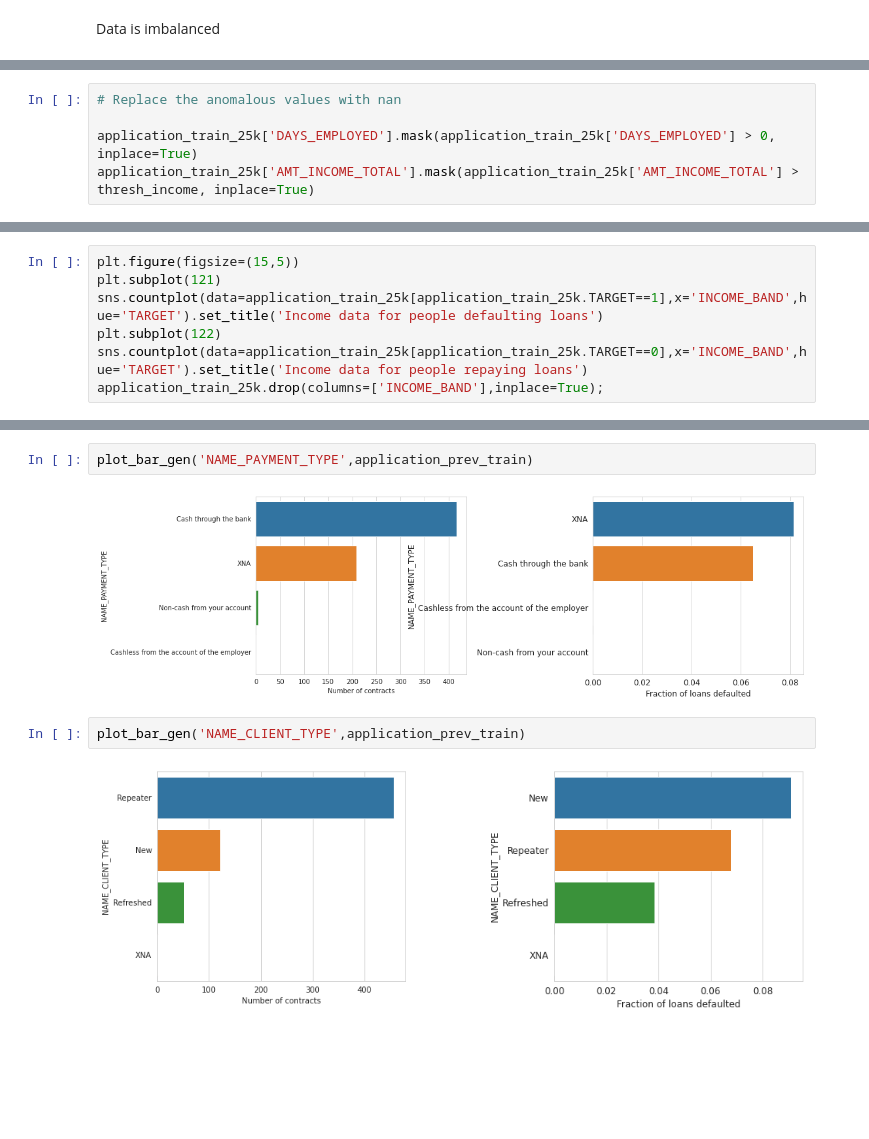
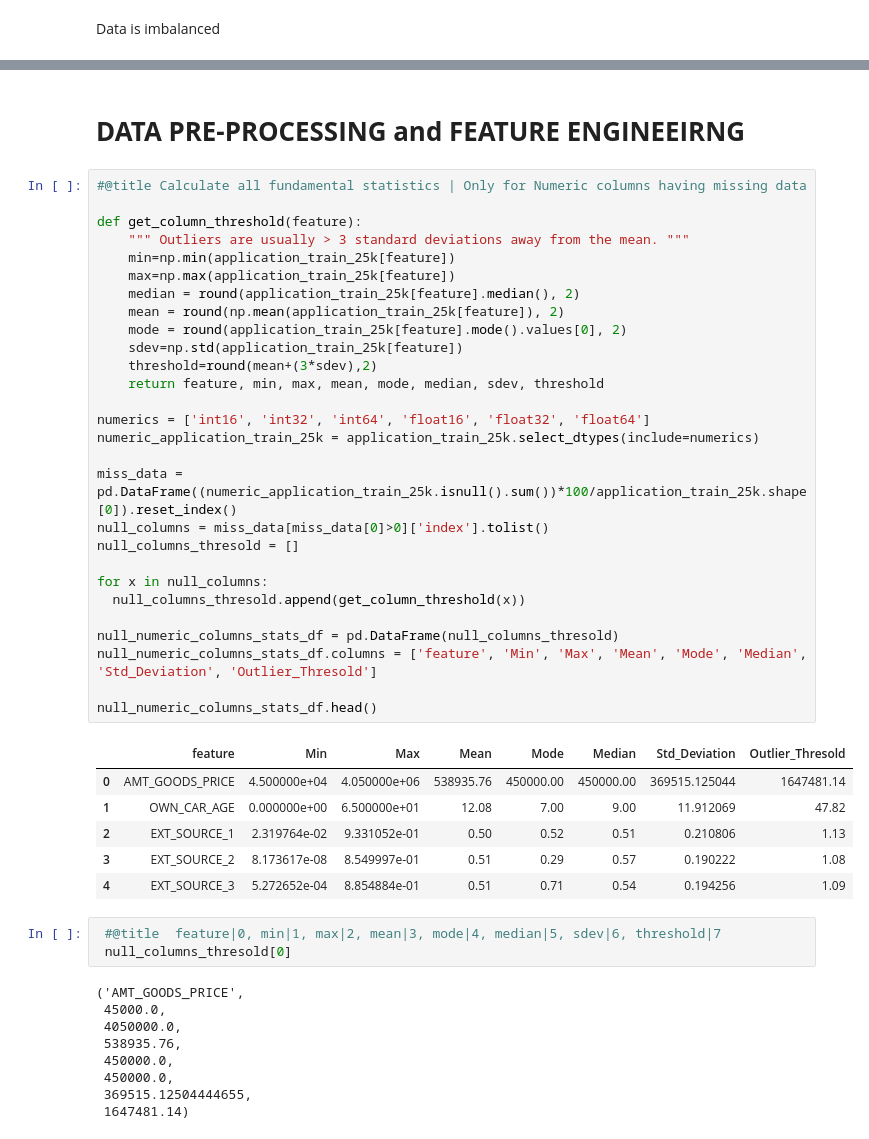
Before and after one commit to yadneshkhairnar194/Home-Credit-Default-Risk, a Jupyter notebook: Home_Credit_Default_Risk.ipynb, the cells around one changed output, grey strips where cells are left out. Drawn from its saved outputs; the diff is of its cells as text; blank space fills up the shorter version.

Commit message:
Added Data pre-processing and feature engineering

```diff
--- a/Home_Credit_Default_Risk.ipynb
+++ b/Home_Credit_Default_Risk.ipynb
@@ -440,5 +140,0 @@ There are 4467 anomalous days of employment
-# %%
-# Replace the anomalous values with nan
-
-application_train_25k['DAYS_EMPLOYED'].mask(application_train_25k['DAYS_EMPLOYED'] > 0, inplace=True)
-application_train_25k['AMT_INCOME_TOTAL'].mask(application_train_25k['AMT_INCOME_TOTAL'] > thresh_income, inplace=True)
@@ -513,7 +140,0 @@ create_income_band(application_train_25k);
-# %%
-plt.figure(figsize=(15,5))
-plt.subplot(121)
-sns.countplot(data=application_train_25k[application_train_25k.TARGET==1],x='INCOME_BAND',hue='TARGET').set_title('Income data for people defaulting loans')
-plt.subplot(122)
-sns.countplot(data=application_train_25k[application_train_25k.TARGET==0],x='INCOME_BAND',hue='TARGET').set_title('Income data for people repaying loans')
-application_train_25k.drop(columns=['INCOME_BAND'],inplace=True);
@@ -560,8 +141,49 @@ plot_bar_gen('NAME_CONTRACT_STATUS',application_prev_train)
-# %%
-plot_bar_gen('NAME_PAYMENT_TYPE',application_prev_train)
-# %% [output]
-[figure, removed]
-# %%
-plot_bar_gen('NAME_CLIENT_TYPE',application_prev_train)
-# %% [output]
-[figure, removed]
+# %% [markdown]
+# **DATA PRE-PROCESSING  and FEATURE ENGINEEIRNG**
+# %%
+#@title Calculate all fundamental statistics | Only for Numeric columns having missing data
+
+def get_column_threshold(feature):
+    """ Outliers are usually > 3 standard deviations away from the mean. """
+    min=np.min(application_train_25k[feature])
+    max=np.max(application_train_25k[feature])
+    median = round(application_train_25k[feature].median(), 2)
+    mean = round(np.mean(application_train_25k[feature]), 2)
+    mode = round(application_train_25k[feature].mode().values[0], 2)
+    sdev=np.std(application_train_25k[feature])
+    threshold=round(mean+(3*sdev),2)
+    return feature, min, max, mean, mode, median, sdev, threshold
+
+numerics = ['int16', 'int32', 'int64', 'float16', 'float32', 'float64']
+numeric_application_train_25k = application_train_25k.select_dtypes(include=numerics)
+
+miss_data = pd.DataFrame((numeric_application_train_25k.isnull().sum())*100/application_train_25k.shape[0]).reset_index()
+null_columns = miss_data[miss_data[0]>0]['index'].tolist()
+null_columns_thresold = []
+
+for x in null_columns:
+  null_columns_thresold.append(get_column_threshold(x))
+
+null_numeric_columns_stats_df = pd.DataFrame(null_columns_thresold)
+null_numeric_columns_stats_df.columns = ['feature', 'Min', 'Max', 'Mean', 'Mode', 'Median', 'Std_Deviation', 'Outlier_Thresold']
+
+null_numeric_columns_stats_df.head()
+# %% [output]
+|  | feature | Min | Max | Mean | Mode | Median | Std_Deviation | Outlier_Thresold |
+| 0 | AMT_GOODS_PRICE | 4.500000e+04 | 4.050000e+06 | 538935.76 | 450000.00 | 450000.00 | 369515.125044 | 1647481.14 |
+| 1 | OWN_CAR_AGE | 0.000000e+00 | 6.500000e+01 | 12.08 | 7.00 | 9.00 | 11.912069 | 47.82 |
+| 2 | EXT_SOURCE_1 | 2.319764e-02 | 9.331052e-01 | 0.50 | 0.52 | 0.51 | 0.210806 | 1.13 |
+| 3 | EXT_SOURCE_2 | 8.173617e-08 | 8.549997e-01 | 0.51 | 0.29 | 0.57 | 0.190222 | 1.08 |
+| 4 | EXT_SOURCE_3 | 5.272652e-04 | 8.854884e-01 | 0.51 | 0.71 | 0.54 | 0.194256 | 1.09 |
+# %%
+ #@title  feature|0, min|1, max|2, mean|3, mode|4, median|5, sdev|6, threshold|7
+ null_columns_thresold[0]
+# %% [output]
+('AMT_GOODS_PRICE',
+ 45000.0,
+ 4050000.0,
+ 538935.76,
+ 450000.0,
+ 450000.0,
+ 369515.12504444655,
+ 1647481.14)
```
Also changed, not shown: parts of 69 cells of this notebook, 2 other files.
